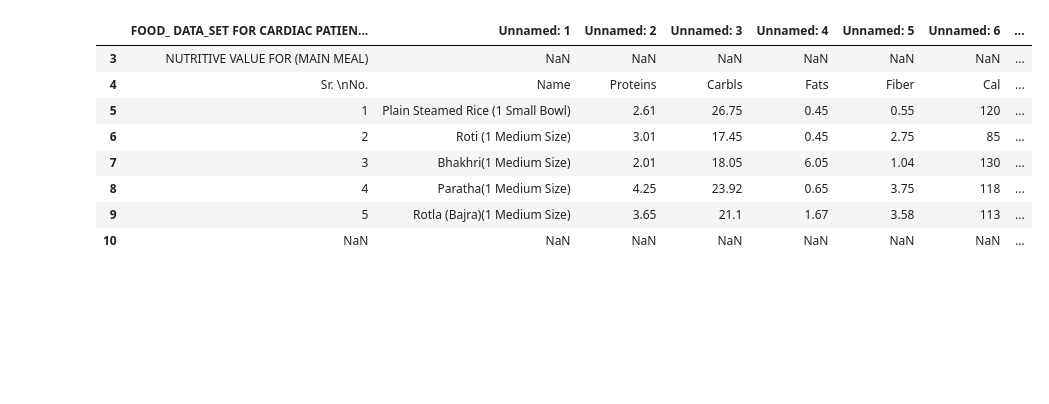
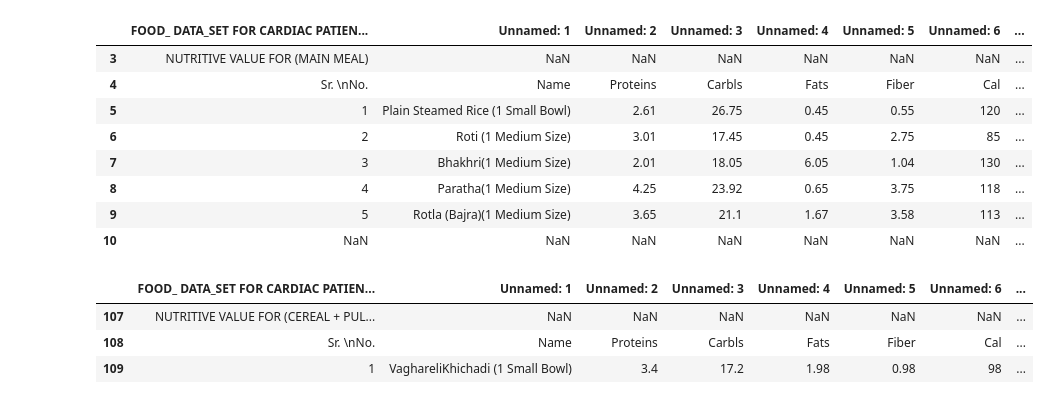
Before and after one commit to Uttampatel1/cardiac-patients-food-recommendation, a Jupyter notebook: notebooks/food_recommendation.ipynb, the cells around one changed output. Cells and saved outputs as stored; diff of their text form; code cells hidden in the pictures; blank space fills up the shorter version.

Commit message:
data

```diff
--- a/notebooks/food_recommendation.ipynb
+++ b/notebooks/food_recommendation.ipynb
@@ -180,3 +180,10 @@ table1
 | 8 | 4 | Paratha(1 Medium Size) | 4.25 | 23.92 | 0.65 | 3.75 | 118 | ... |
 | 9 | 5 | Rotla (Bajra)(1 Medium Size) | 3.65 | 21.1 | 1.67 | 3.58 | 113 | ... |
 | 10 | NaN | NaN | NaN | NaN | NaN | NaN | NaN | ... |
+# %%
+table12
+# %% [output]
+|  | FOOD_ DATA_SET FOR CARDIAC PATIEN... | Unnamed: 1 | Unnamed: 2 | Unnamed: 3 | Unnamed: 4 | Unnamed: 5 | Unnamed: 6 | ... |
+| 107 | NUTRITIVE VALUE FOR (CEREAL + PUL... | NaN | NaN | NaN | NaN | NaN | NaN | ... |
+| 108 | Sr. \nNo. | Name | Proteins | Carbls | Fats | Fiber | Cal | ... |
+| 109 | 1 | VaghareliKhichadi (1 Small Bowl) | 3.4 | 17.2 | 1.98 | 0.98 | 98 | ... |
```
Also changed, not shown: 3 other files.
